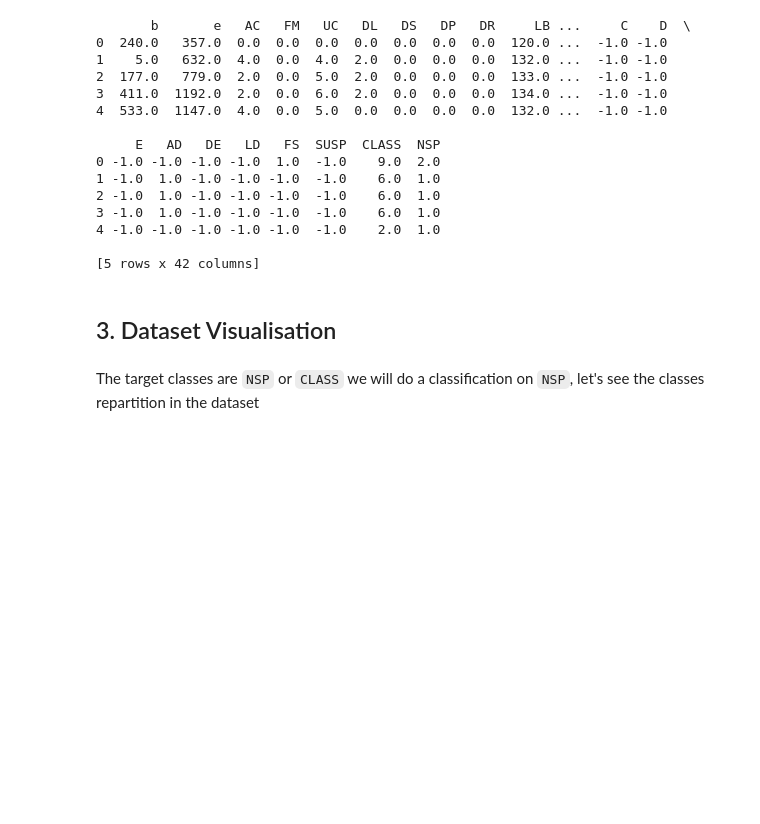
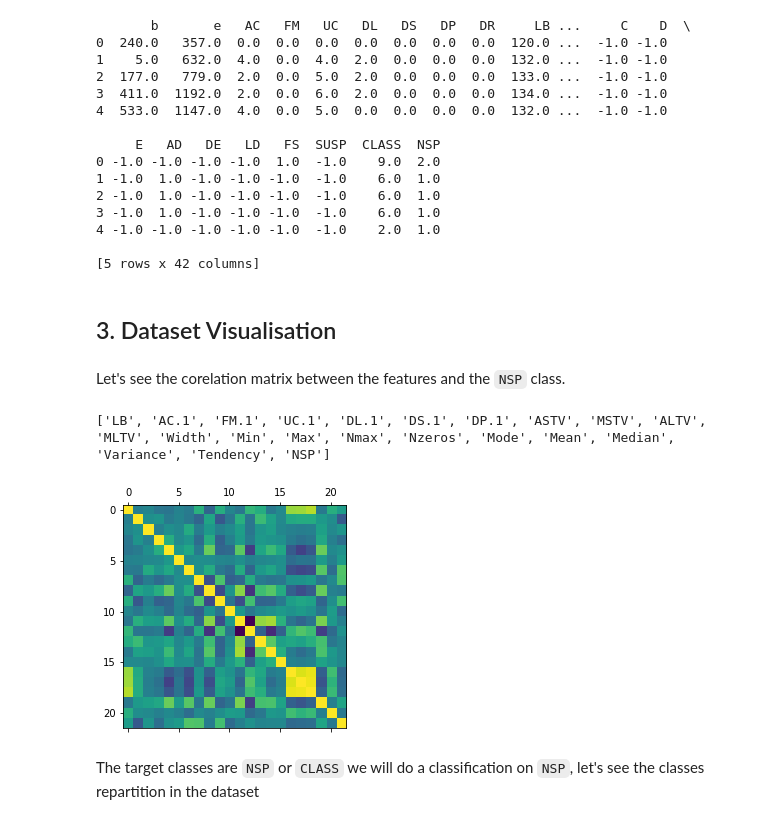
Before and after one commit to WIN32GG/python-for-data-analysis, a Jupyter notebook: Python for Datascience.ipynb, the cells around one changed output. Drawn from its saved outputs; the diff is of its cells as text; code cells hidden in the pictures; blank space fills up the shorter version.

Commit message:
Added corr

````diff
--- a/Python for Datascience.ipynb
+++ b/Python for Datascience.ipynb
@@ -41,6 +41,16 @@ print(df.head())
 [5 rows x 42 columns]
 # %% [markdown]
 ## 3. Dataset Visualisation
+# %% [markdown]
+Let's see the corelation matrix between the features and the ```NSP``` class.
+# %%
+cor = df.iloc[:, 9:30]
+cor['NSP'] = df['NSP']
+print(list(cor.columns))
+_ = plt.matshow(cor.corr())
+# %% [output]
+['LB', 'AC.1', 'FM.1', 'UC.1', 'DL.1', 'DS.1', 'DP.1', 'ASTV', 'MSTV', 'ALTV', 'MLTV', 'Width', 'Min', 'Max', 'Nmax', 'Nzeros', 'Mode', 'Mean', 'Median', 'Variance', 'Tendency', 'NSP']
+[figure, added]
 # %% [markdown]
 The target classes are ```NSP``` or ```CLASS``` we will do a classification on ```NSP```, let's see the classes repartition in the dataset
 # %%
````
Also changed, not shown: parts of 4 cells of this notebook, 1 other file.
